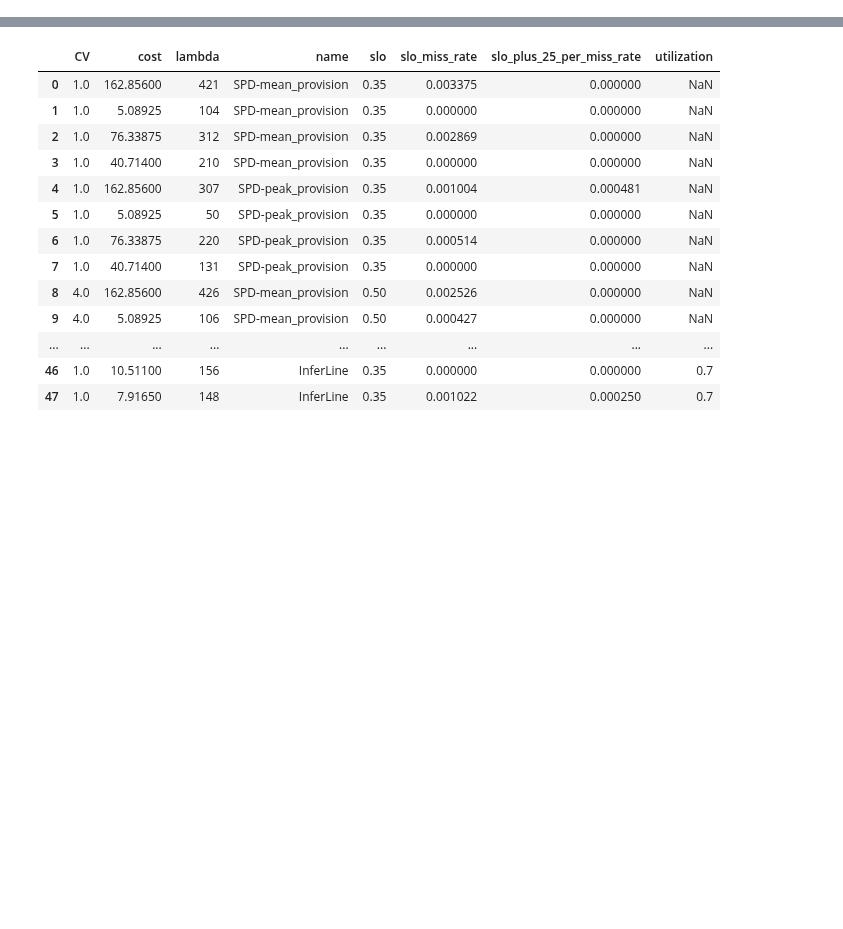
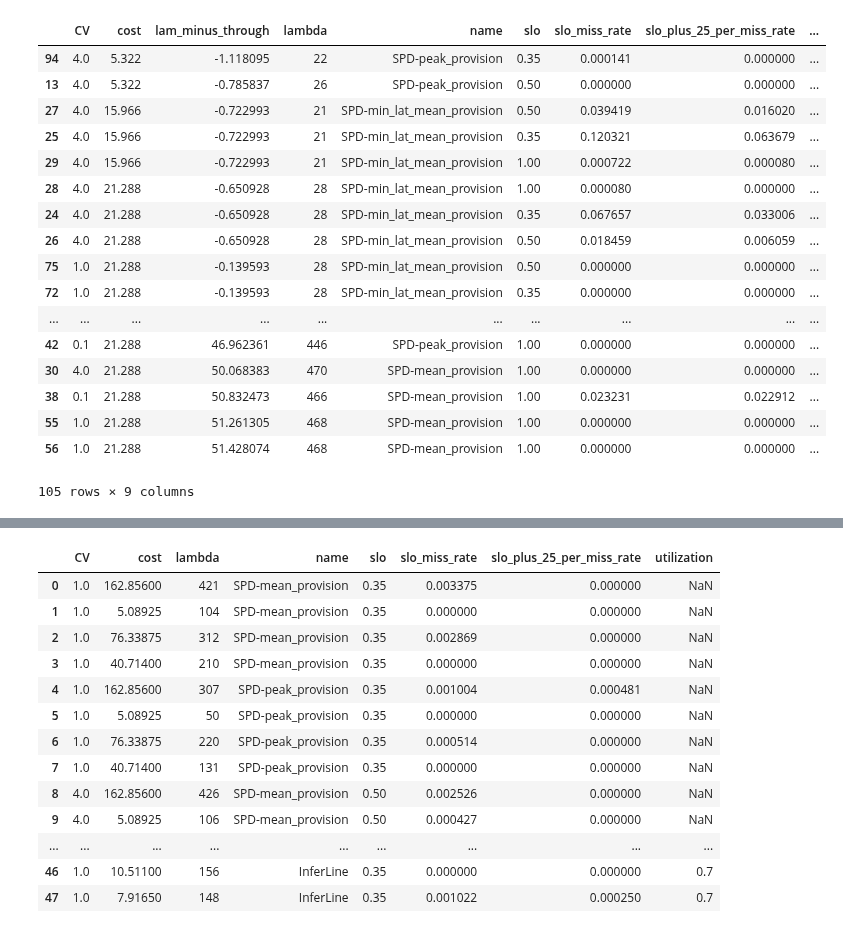
Before and after one commit to dcrankshaw/plots-model-comp-paper, a Jupyter notebook: plotting/system_comparison_plots_scratch.ipynb, the cells around one changed output, grey strips where cells are left out. Cells and saved outputs as stored; diff of their text form; code cells hidden in the pictures; blank space fills up the shorter version.

```diff
--- a/plotting/system_comparison_plots_scratch.ipynb
+++ b/plotting/system_comparison_plots_scratch.ipynb
@@ -16,5 +17,26 @@ import system_comparison_plots
 %matplotlib inline
 # %%
 spd_pipeline_one = system_comparison_plots.load_spd_pipeline_one()
+# %%
+spd_pipeline_one.sort_values("lam_minus_through")
+# %% [output]
+|  | CV | cost | lam_minus_through | lambda | name | slo | slo_miss_rate | slo_plus_25_per_miss_rate | ... |
+| 94 | 4.0 | 5.322 | -1.118095 | 22 | SPD-peak_provision | 0.35 | 0.000141 | 0.000000 | ... |
+| 13 | 4.0 | 5.322 | -0.785837 | 26 | SPD-peak_provision | 0.50 | 0.000000 | 0.000000 | ... |
+| 27 | 4.0 | 15.966 | -0.722993 | 21 | SPD-min_lat_mean_provision | 0.50 | 0.039419 | 0.016020 | ... |
+| 25 | 4.0 | 15.966 | -0.722993 | 21 | SPD-min_lat_mean_provision | 0.35 | 0.120321 | 0.063679 | ... |
+| 29 | 4.0 | 15.966 | -0.722993 | 21 | SPD-min_lat_mean_provision | 1.00 | 0.000722 | 0.000080 | ... |
+| 28 | 4.0 | 21.288 | -0.650928 | 28 | SPD-min_lat_mean_provision | 1.00 | 0.000080 | 0.000000 | ... |
+| 24 | 4.0 | 21.288 | -0.650928 | 28 | SPD-min_lat_mean_provision | 0.35 | 0.067657 | 0.033006 | ... |
+| 26 | 4.0 | 21.288 | -0.650928 | 28 | SPD-min_lat_mean_provision | 0.50 | 0.018459 | 0.006059 | ... |
+| 75 | 1.0 | 21.288 | -0.139593 | 28 | SPD-min_lat_mean_provision | 0.50 | 0.000000 | 0.000000 | ... |
+| 72 | 1.0 | 21.288 | -0.139593 | 28 | SPD-min_lat_mean_provision | 0.35 | 0.000000 | 0.000000 | ... |
+| ... | ... | ... | ... | ... | ... | ... | ... | ... | ... |
+| 42 | 0.1 | 21.288 | 46.962361 | 446 | SPD-peak_provision | 1.00 | 0.000000 | 0.000000 | ... |
+| 30 | 4.0 | 21.288 | 50.068383 | 470 | SPD-mean_provision | 1.00 | 0.000000 | 0.000000 | ... |
+| 38 | 0.1 | 21.288 | 50.832473 | 466 | SPD-mean_provision | 1.00 | 0.023231 | 0.022912 | ... |
+| 55 | 1.0 | 21.288 | 51.261305 | 468 | SPD-mean_provision | 1.00 | 0.000000 | 0.000000 | ... |
+| 56 | 1.0 | 21.288 | 51.428074 | 468 | SPD-mean_provision | 1.00 | 0.000000 | 0.000000 | ... |
+105 rows × 9 columns
 # %%
 ifl_pipeline_one = system_comparison_plots.load_inferline_pipeline_one()
```
Also changed, not shown: parts of 3 cells of this notebook, 6 other files.
